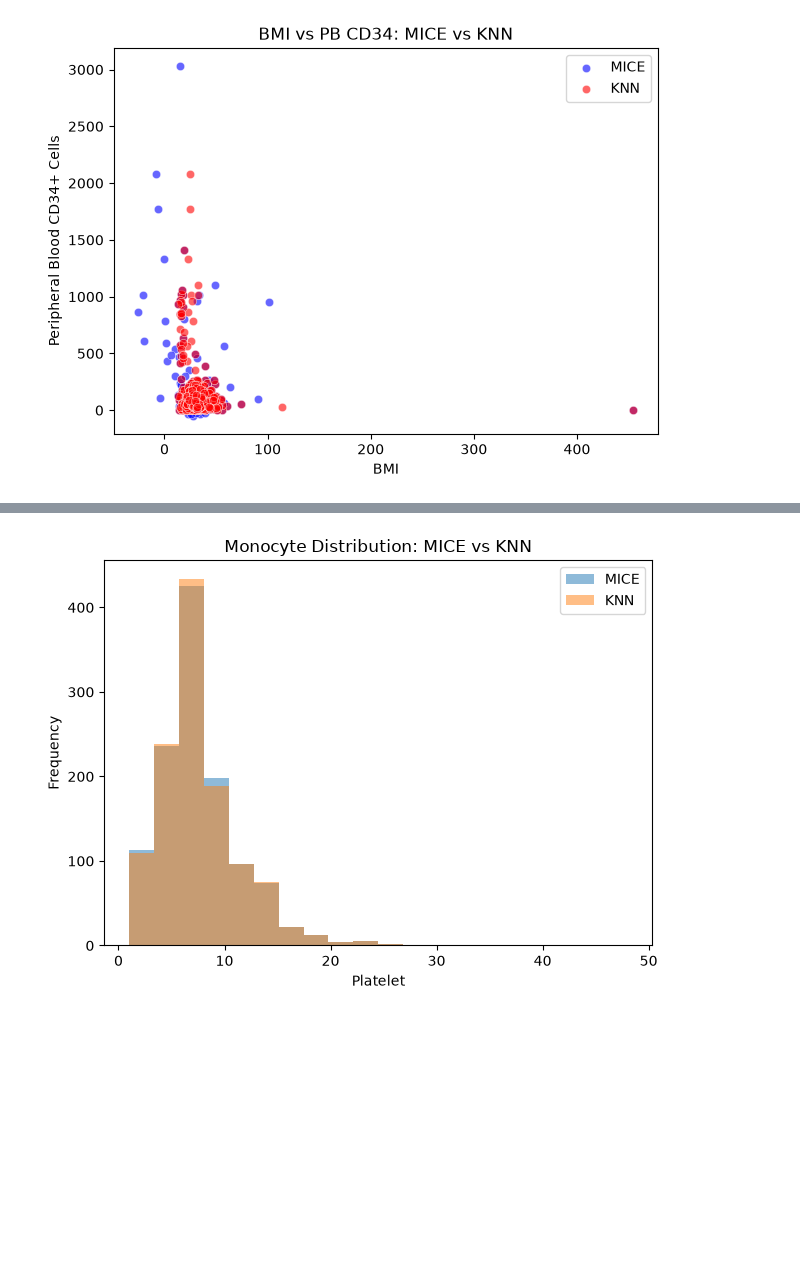
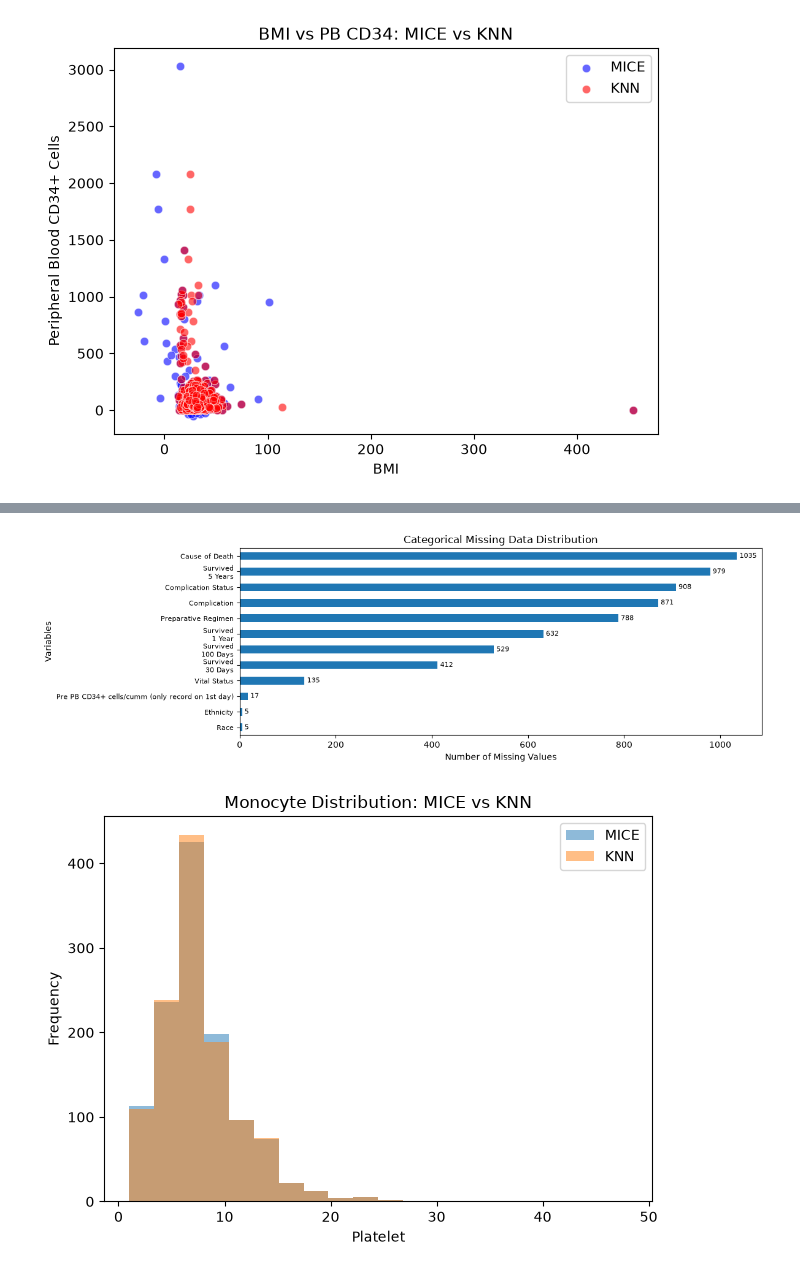
Before and after one commit to Graham-Richards/Pandas-Practice, a Jupyter notebook: Data_Analysis.ipynb, the cells around one changed output, grey strips where cells are left out. Saved outputs shown, nothing was run; the diff lists cells and outputs as text; code cells hidden in the pictures; blank space fills up the shorter version.

```diff
--- a/Data_Analysis.ipynb
+++ b/Data_Analysis.ipynb
@@ -506,3 +483,30 @@ dtype: int64
+# %%
+
+NaN_co2 = dfcat.isna().sum()[(dfcat.isna().sum() > 1) & (dfcat.isna().sum() <= 1193)]
+
+NaN_col2 = NaN_co2.sort_values(ascending=True)
+
+# Make the graph taller
+ax = NaN_col2.plot(kind="barh", figsize=(12, 4))
+ax.bar_label(ax.containers[0], padding=3, fontsize=8)
+# Adjust label sizes
+ax.tick_params(axis="y", labelsize=8)
+ax.tick_params(axis="x", labelsize=10)
+
+# Customize
+plt.xlabel("Number of Missing Values")
+plt.ylabel("Variables")
+plt.title("Categorical Missing Data Distribution")
+
+# Fix spacing
+plt.tight_layout()
+
+# Save
+plt.savefig("NaN cat Distribution.png", dpi=300, bbox_inches="tight")
+
+plt.show()
+# %% [output]
+[figure, added]
 # %%
 # graph BMI and abs eosinophil, diff between abs e. and e.,
 # %%
```
Also changed, not shown: parts of 11 cells of this notebook.
